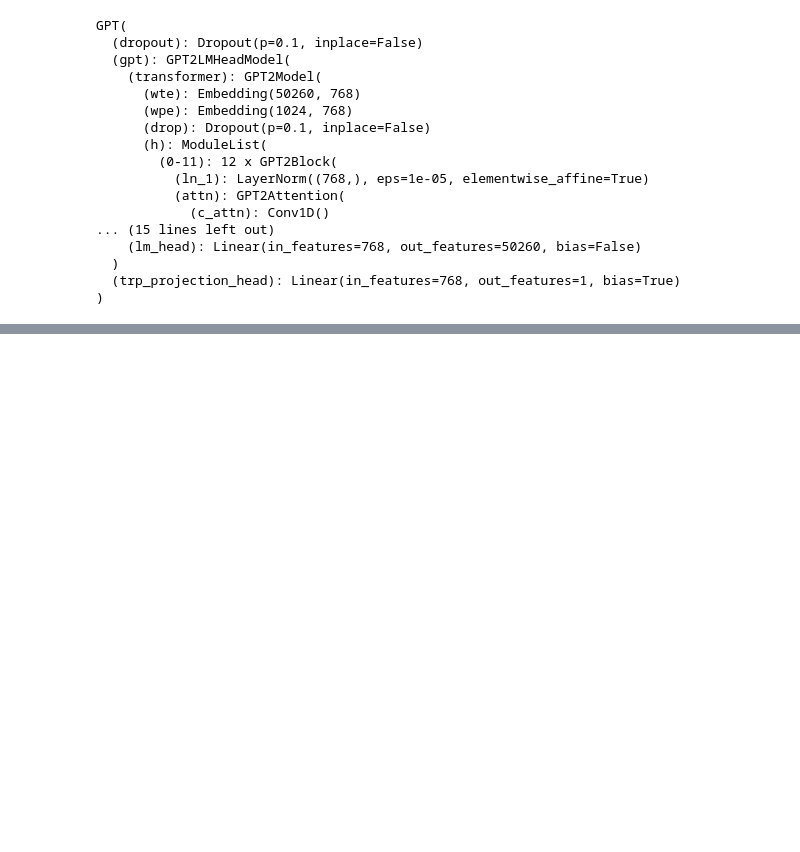
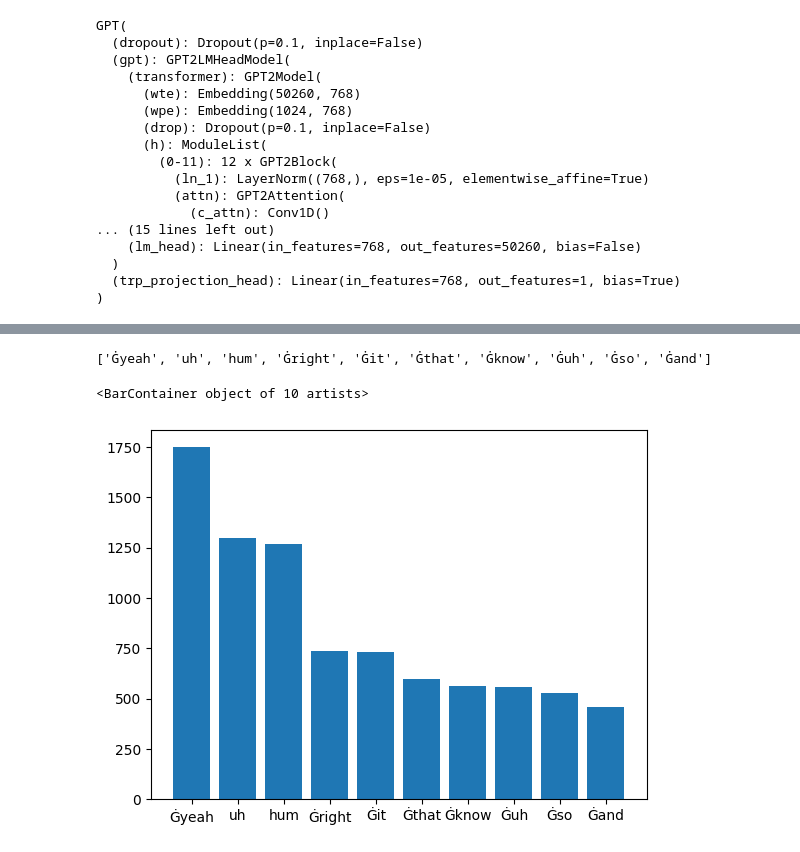
Before and after one commit to Sean-Leishman/Bespoke-Tart, a Jupyter notebook: gptonly/evaluate.ipynb, the cells around one changed output, grey strips where cells are left out. Drawn from its saved outputs; the diff is of its cells as text; code cells hidden in the pictures; blank space fills up the shorter version.

```diff
--- a/gptonly/evaluate.ipynb
+++ b/gptonly/evaluate.ipynb
@@ -176,2 +260,16 @@ for b in range(len(batches)):
 # %%
-trp_prob.shape
+# most common words prior <ts> GROUND TRUTH
+counter = {}
+for step, batch in enumerate(test_dl):
+    input_ids = batch['input_ids'].to(device).flatten()
+
+    positions = (input_ids == model.tokenizer.eos_token_id).nonzero(as_tuple=True)[0]
+
+    for pos in positions:
+        if pos <= 0:
+            continue
+
+        word = input_ids[pos-1].item()
+        if word not in counter:
+            counter[word] = 0
+        counter[word] += 1
@@ -177,0 +285,16 @@ trp_prob.shape
+# %%
+count_list = [(k,v) for k, v in counter.items()]
+count_list.sort(key=lambda k: k[1], reverse=True)
+# %%
+data = count_list[:10]
+model.tokenizer.convert_ids_to_tokens([x[0] for x in data])
+# %% [output]
+['Ġyeah', 'uh', 'hum', 'Ġright', 'Ġit', 'Ġthat', 'Ġknow', 'Ġuh', 'Ġso', 'Ġand']
+# %%
+plt.bar(
+    model.tokenizer.convert_ids_to_tokens([x[0] for x in data]),
+    [x[1] for x in data]
+)
+# %% [output]
+<BarContainer object of 10 artists>
+[figure, added]
```
Also changed, not shown: parts of 18 cells of this notebook, 2 other files.
